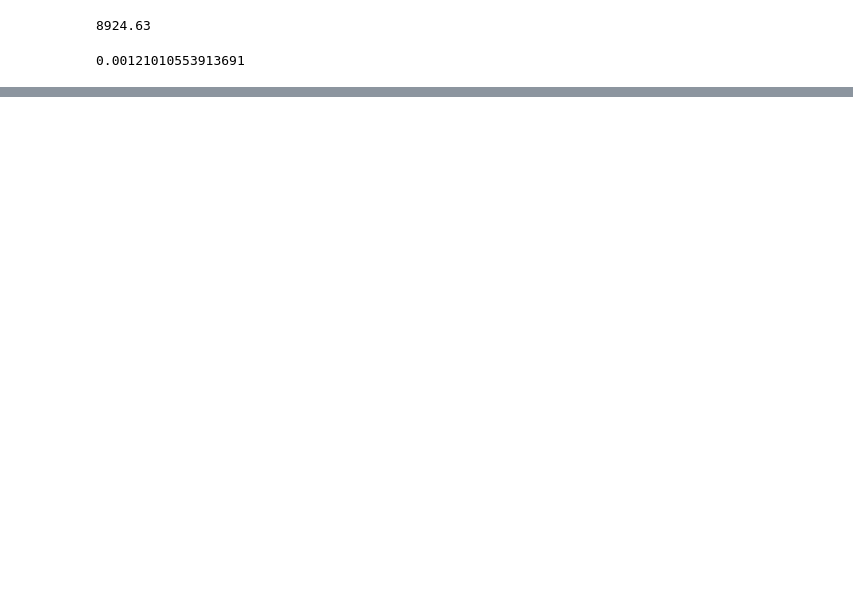
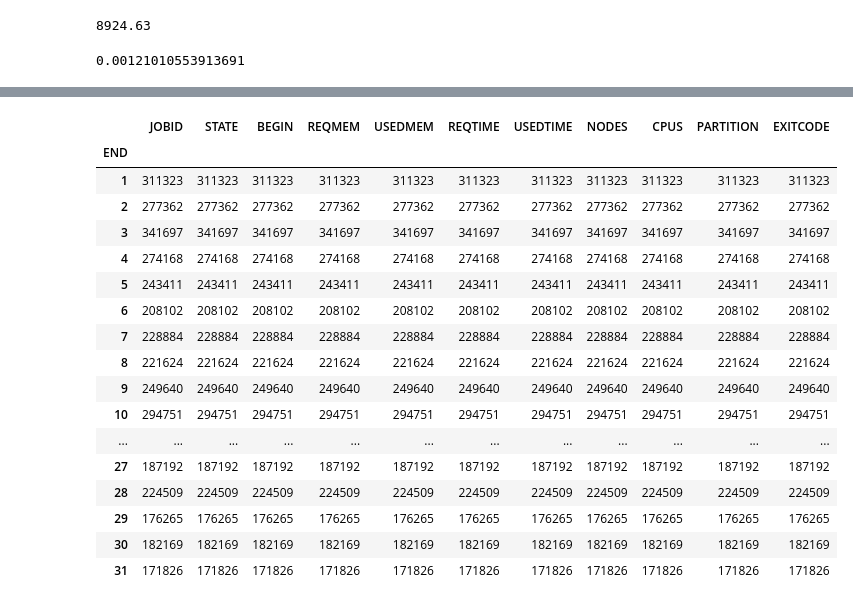
Before and after one commit to nss-data-science-cohort-5/accre-black-licorice, a Jupyter notebook: ACCRE.ipynb, the cells around one changed output, grey strips where cells are left out. Drawn from its saved outputs; the diff is of its cells as text; code cells hidden in the pictures; blank space fills up the shorter version.

Commit message:
counts by Y,M,D,H

```diff
--- a/ACCRE.ipynb
+++ b/ACCRE.ipynb
@@ -58,0 +57,3 @@ round(duration_in_hr,2)
+# %%
+pd.options.display.max_rows=1000
+fullsample_completed.describe()
@@ -58,0 +101,21 @@ round(duration_in_hr,2)
+# %%
+date_as_index.groupby(date_as_index.index.day).count()
+# %% [output]
+|  | JOBID | STATE | BEGIN | REQMEM | USEDMEM | REQTIME | USEDTIME | NODES | CPUS | PARTITION | EXITCODE |
+| END |  |  |  |  |  |  |  |  |  |  |  |
+| 1 | 311323 | 311323 | 311323 | 311323 | 311323 | 311323 | 311323 | 311323 | 311323 | 311323 | 311323 |
+| 2 | 277362 | 277362 | 277362 | 277362 | 277362 | 277362 | 277362 | 277362 | 277362 | 277362 | 277362 |
+| 3 | 341697 | 341697 | 341697 | 341697 | 341697 | 341697 | 341697 | 341697 | 341697 | 341697 | 341697 |
+| 4 | 274168 | 274168 | 274168 | 274168 | 274168 | 274168 | 274168 | 274168 | 274168 | 274168 | 274168 |
+| 5 | 243411 | 243411 | 243411 | 243411 | 243411 | 243411 | 243411 | 243411 | 243411 | 243411 | 243411 |
+| 6 | 208102 | 208102 | 208102 | 208102 | 208102 | 208102 | 208102 | 208102 | 208102 | 208102 | 208102 |
+| 7 | 228884 | 228884 | 228884 | 228884 | 228884 | 228884 | 228884 | 228884 | 228884 | 228884 | 228884 |
+| 8 | 221624 | 221624 | 221624 | 221624 | 221624 | 221624 | 221624 | 221624 | 221624 | 221624 | 221624 |
+| 9 | 249640 | 249640 | 249640 | 249640 | 249640 | 249640 | 249640 | 249640 | 249640 | 249640 | 249640 |
+| 10 | 294751 | 294751 | 294751 | 294751 | 294751 | 294751 | 294751 | 294751 | 294751 | 294751 | 294751 |
+| ... | ... | ... | ... | ... | ... | ... | ... | ... | ... | ... | ... |
+| 27 | 187192 | 187192 | 187192 | 187192 | 187192 | 187192 | 187192 | 187192 | 187192 | 187192 | 187192 |
+| 28 | 224509 | 224509 | 224509 | 224509 | 224509 | 224509 | 224509 | 224509 | 224509 | 224509 | 224509 |
+| 29 | 176265 | 176265 | 176265 | 176265 | 176265 | 176265 | 176265 | 176265 | 176265 | 176265 | 176265 |
+| 30 | 182169 | 182169 | 182169 | 182169 | 182169 | 182169 | 182169 | 182169 | 182169 | 182169 | 182169 |
+| 31 | 171826 | 171826 | 171826 | 171826 | 171826 | 171826 | 171826 | 171826 | 171826 | 171826 | 171826 |
```
Also changed, not shown: parts of 17 cells of this notebook.
